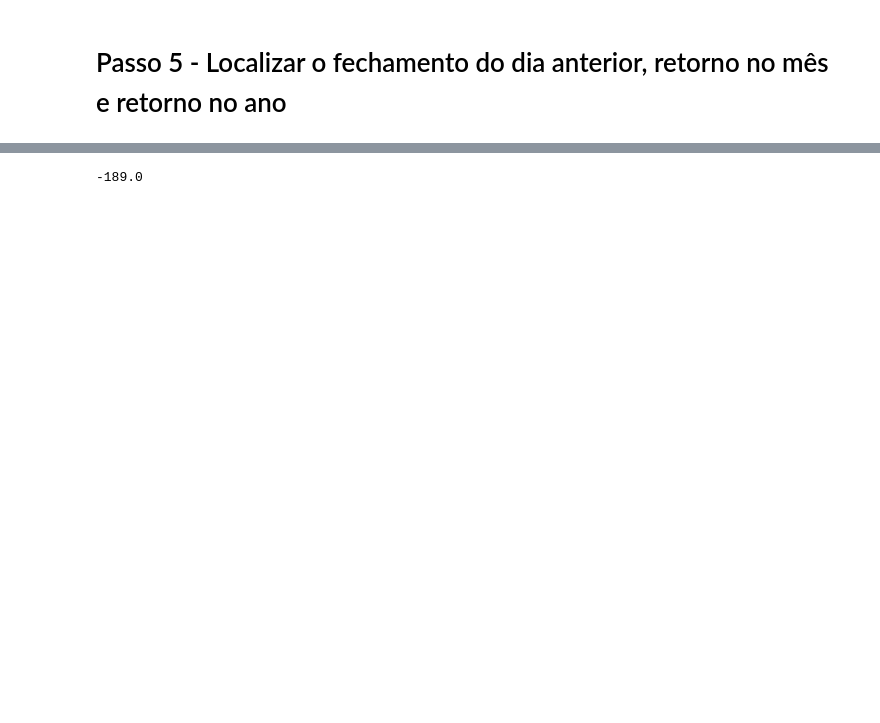
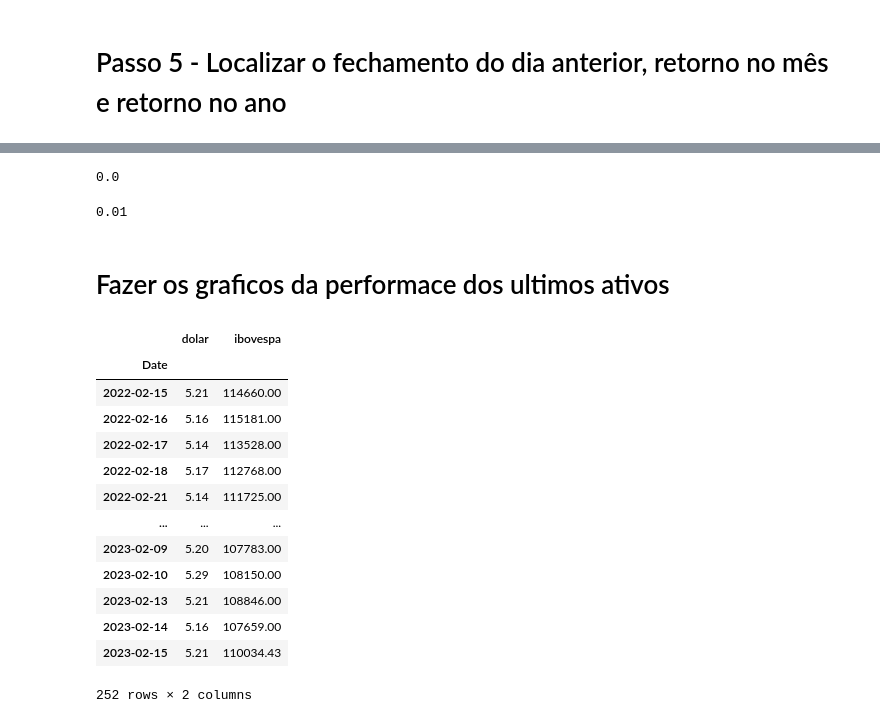
Before and after one commit to ClaudioFritzen/Relatorio_do_dolar_Ibovespa, a Jupyter notebook: relatorio.ipynb, the cells around one changed output, grey strips where cells are left out. Saved outputs shown, nothing was run; the diff lists cells and outputs as text; code cells hidden in the pictures; blank space fills up the shorter version.

```diff
--- a/relatorio.ipynb
+++ b/relatorio.ipynb
@@ -278,5 +285,30 @@ retorno_anual_dolar
 # %%
-retorno_anual_ibovespa = round(retorno_anual_ibovespa * 100, 2)
+retorno_anual_ibovespa = round((retorno_anual_ibovespa * 100), 2)
 retorno_anual_ibovespa
 # %% [output]
--189.0
+0.0
+# %%
+retorno_diario_dolar = round((retorno_diario_dolar), 2)
+retorno_diario_dolar
+# %% [output]
+0.01
+# %% [markdown]
+# Fazer os graficos da performace dos ultimos ativos
+# %%
+dados_fechamento = round(dados_fechamento,2)
+dados_fechamento
+# %% [output]
+|  | dolar | ibovespa |
+| Date |  |  |
+| 2022-02-15 | 5.21 | 114660.00 |
+| 2022-02-16 | 5.16 | 115181.00 |
+| 2022-02-17 | 5.14 | 113528.00 |
+| 2022-02-18 | 5.17 | 112768.00 |
+| 2022-02-21 | 5.14 | 111725.00 |
+| ... | ... | ... |
+| 2023-02-09 | 5.20 | 107783.00 |
+| 2023-02-10 | 5.29 | 108150.00 |
+| 2023-02-13 | 5.21 | 108846.00 |
+| 2023-02-14 | 5.16 | 107659.00 |
+| 2023-02-15 | 5.21 | 110034.43 |
+252 rows × 2 columns
```
Also changed, not shown: parts of 20 cells of this notebook.
